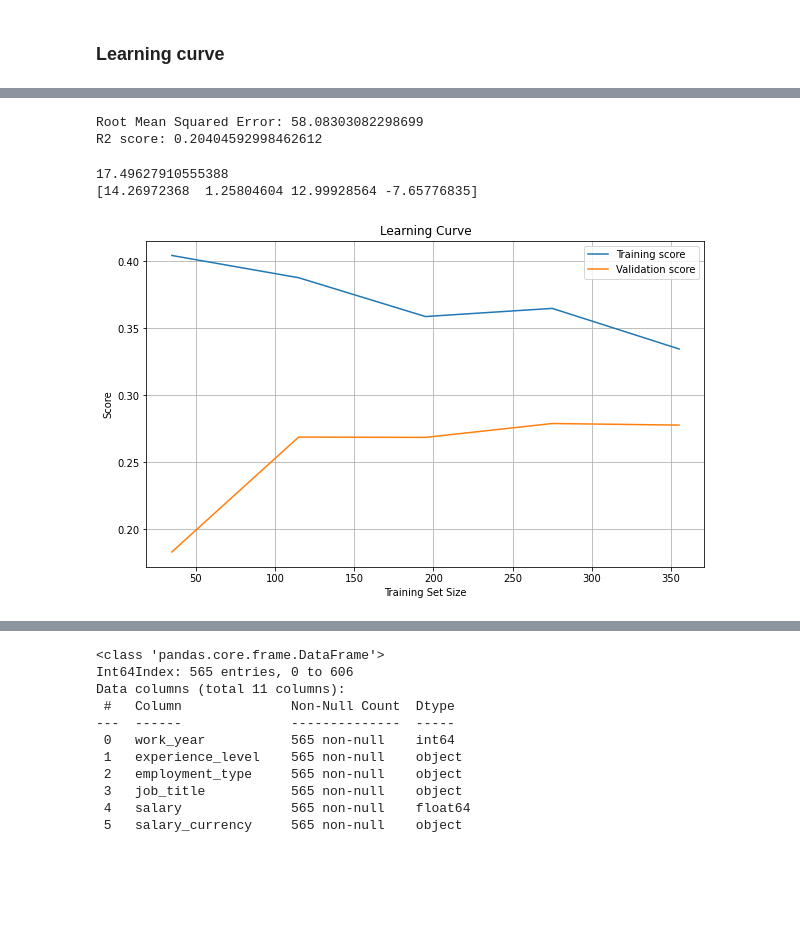
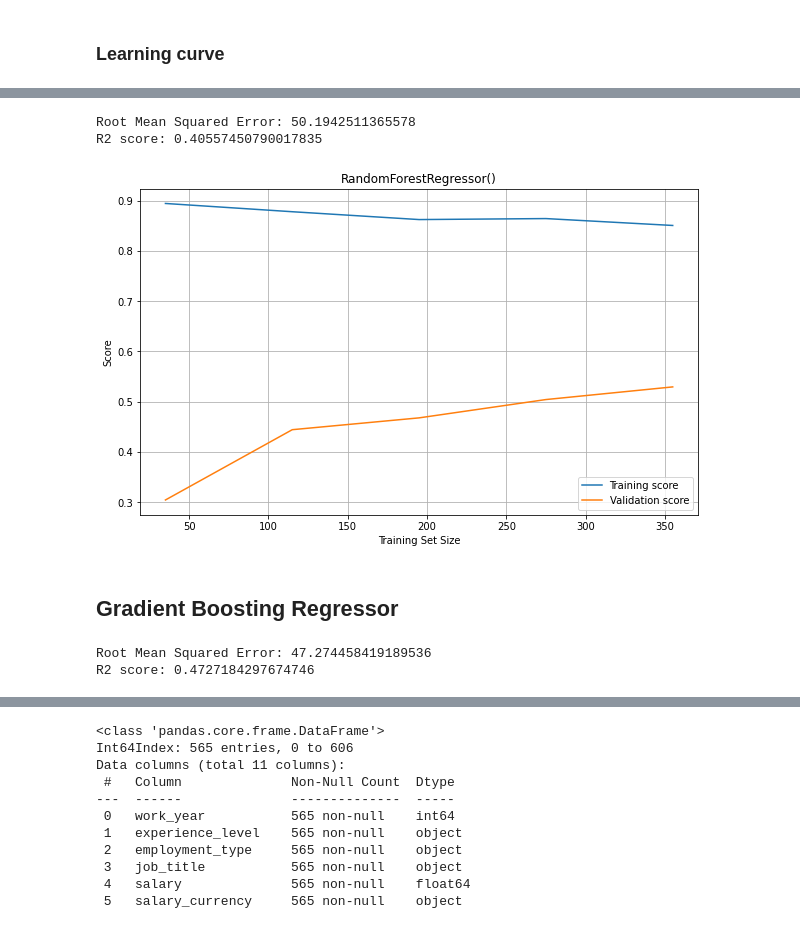
Before and after one commit to rolandina/simplon-projet-existant, a Jupyter notebook: analysis.ipynb, the cells around one changed output, grey strips where cells are left out. Drawn from its saved outputs; the diff is of its cells as text; code cells hidden in the pictures; blank space fills up the shorter version.

Commit message:
add gradient boost model and save model  for predictions in api

```diff
--- a/analysis.ipynb
+++ b/analysis.ipynb
@@ -619,0 +642,5 @@ target_column = 'salary_in_usd'
+# %%
+df = pd.read_csv('data/ds_salaries.csv', index_col=0)
+df = df.drop_duplicates()
+df["salary"]=df["salary"]/1000
+df["salary_in_usd"] = df["salary_in_usd"]/1000
@@ -763,7 +833,14 @@ Users of the modes 'nearest', 'lower', 'higher', or 'midpoint' are encouraged to
 # %%
 data.drop(data[data['salary_in_usd'] >= 324.].index, inplace = True) #dropping outliers
 # %%
-feature_columns = ['experience_level','company_location','work_year','company_size']
+feature_columns = ['experience_level',
+                   'company_location',
+                   'work_year',
+                   'company_size',
+                   "employment_type",
+                   "remote_ratio",
+                  "employee_residence",
+                   "job_title"]
 
 
 X_train, X_test, y_train, y_test = train_test_split(
@@ -773,7 +850,7 @@ X_train, X_test, y_train, y_test = train_test_split(
     random_state=0
 )
 
-model = LinearRegression()
+model = RandomForestRegressor()
 model.fit(X_train, y_train)
 y_pred = model.predict(X_test)
 
@@ -784,32 +861,42 @@ r2 = r2_score(y_test, y_pred)
 print(f'Root Mean Squared Error: {rmse}')
 print(f"R2 score: {r2}")
 # %% [output]
-Root Mean Squared Error: 58.08303082298699
-R2 score: 0.20404592998462612
+Root Mean Squared Error: 50.1942511365578
+R2 score: 0.40557450790017835
-# %%
-print(model.intercept_)
-print(model.coef_)
-# %% [output]
-17.49627910555388
-[14.26972368  1.25804604 12.99928564 -7.65776835]
 # %%
-# Generate learning curve data
-train_sizes, train_scores, validation_scores = learning_curve(
-    model, X_train, y_train, cv=5)
-
-# Calculate the average scores across all folds
-train_scores_mean = np.mean(train_scores, axis=1)
-validation_scores_mean = np.mean(validation_scores, axis=1)
-# Plot the learning curve
-plt.figure(figsize=(10, 6))
-plt.plot(train_sizes, train_scores_mean, label='Training score')
-plt.plot(train_sizes, validation_scores_mean, label='Validation score')
-plt.title('Learning Curve')
-plt.xlabel('Training Set Size')
-plt.ylabel('Score')
-
-plt.legend(loc='best')
-plt.grid()
-plt.show()
+plot_learning_curve(model, X_train, y_train)
 # %% [output]
-[figure, old version]
+[figure, new version]
+# %% [markdown]
+## Gradient Boosting Regressor
+# %%
+feature_columns = ['experience_level',
+                   'company_location',
+                   'work_year',
+                   'company_size',
+                   "employment_type",
+                   "remote_ratio",
+                  "employee_residence",
+                   "job_title"]
+
+
+X_train, X_test, y_train, y_test = train_test_split(
+    data[feature_columns] ,
+    data[target_column],
+    test_size=0.2,
+    random_state=0
+)
+
+model = GradientBoostingRegressor()
+model.fit(X_train, y_train)
+y_pred = model.predict(X_test)
+
+# Calculate the root mean squared error of the predictions
+rmse = mean_squared_error(y_test, y_pred, squared=False)
+r2 = r2_score(y_test, y_pred)
+
+print(f'Root Mean Squared Error: {rmse}')
+print(f"R2 score: {r2}")
+# %% [output]
+Root Mean Squared Error: 47.274458419189536
+R2 score: 0.4727184297674746
```
Also changed, not shown: parts of 44 cells of this notebook.
